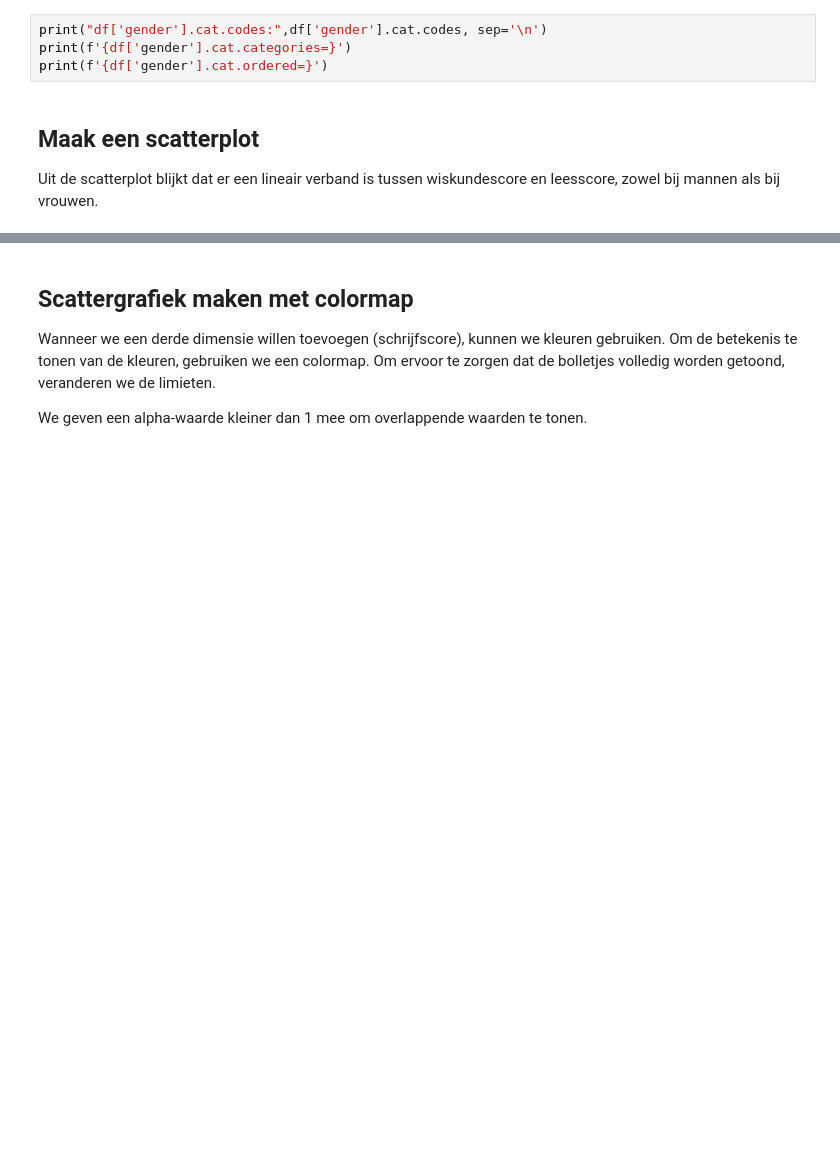
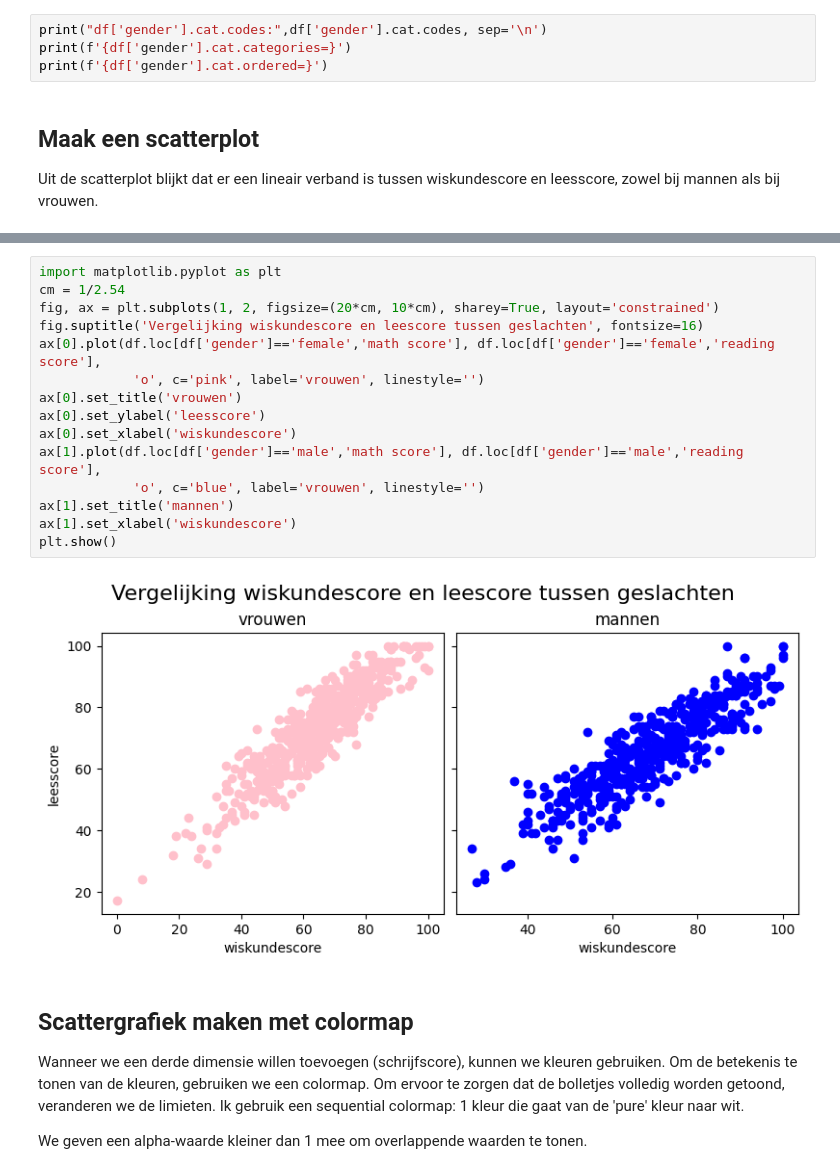
Before and after one commit to Jef-DS/matplotlib, a Jupyter notebook: matplotlib05.ipynb, the cells around one changed output, grey strips where cells are left out. Cells and saved outputs as stored; diff of their text form; blank space fills up the shorter version.

```diff
--- a/matplotlib05.ipynb
+++ b/matplotlib05.ipynb
@@ -50,6 +83,23 @@ plt.show()
+# %%
+import matplotlib.pyplot as plt
+cm = 1/2.54
+fig, ax = plt.subplots(1, 2, figsize=(20*cm, 10*cm), sharey=True, layout='constrained')
+fig.suptitle('Vergelijking wiskundescore en leescore tussen geslachten', fontsize=16)
+ax[0].plot(df.loc[df['gender']=='female','math score'], df.loc[df['gender']=='female','reading score'],
+            'o', c='pink', label='vrouwen', linestyle='')
+ax[0].set_title('vrouwen')
+ax[0].set_ylabel('leesscore')
+ax[0].set_xlabel('wiskundescore')
+ax[1].plot(df.loc[df['gender']=='male','math score'], df.loc[df['gender']=='male','reading score'],
+            'o', c='blue', label='vrouwen', linestyle='')
+ax[1].set_title('mannen')
+ax[1].set_xlabel('wiskundescore')
+plt.show()
+# %% [output]
+[figure, added]
 # %% [markdown]
 ## Scattergrafiek maken met colormap
-Wanneer we een derde dimensie willen toevoegen (schrijfscore), kunnen we kleuren gebruiken. Om de betekenis te tonen van de kleuren, gebruiken we een colormap. Om ervoor te zorgen dat de bolletjes volledig worden getoond, veranderen we de limieten.
+Wanneer we een derde dimensie willen toevoegen (schrijfscore), kunnen we kleuren gebruiken. Om de betekenis te tonen van de kleuren, gebruiken we een colormap. Om ervoor te zorgen dat de bolletjes volledig worden getoond, veranderen we de limieten. Ik gebruik een sequential colormap: 1 kleur die gaat van de 'pure' kleur naar wit.
 
 We geven een alpha-waarde kleiner dan 1 mee om overlappende waarden te tonen.
 # %%
```
Also changed, not shown: parts of 11 cells of this notebook.
